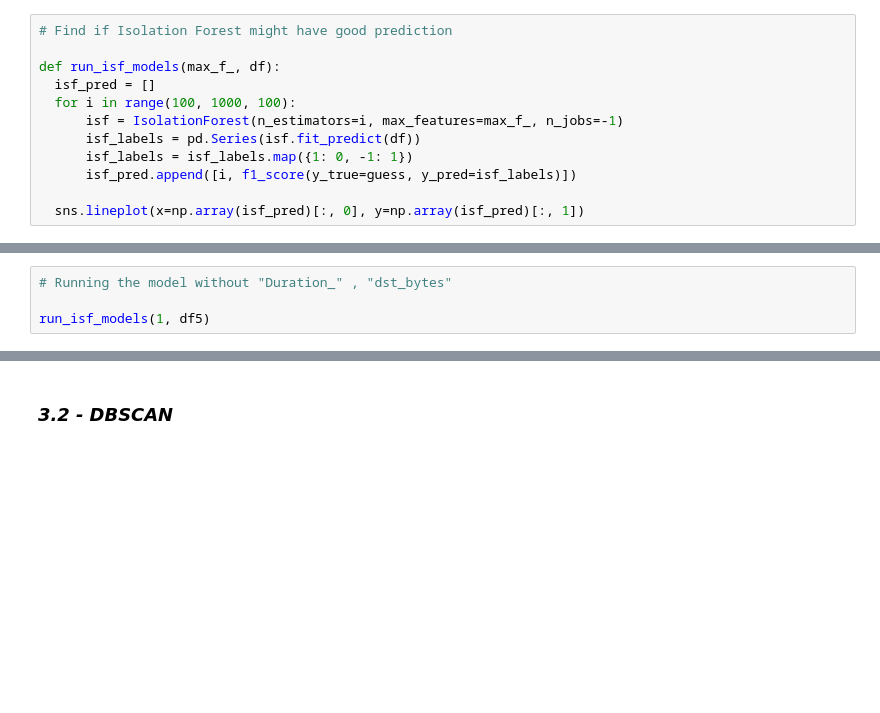
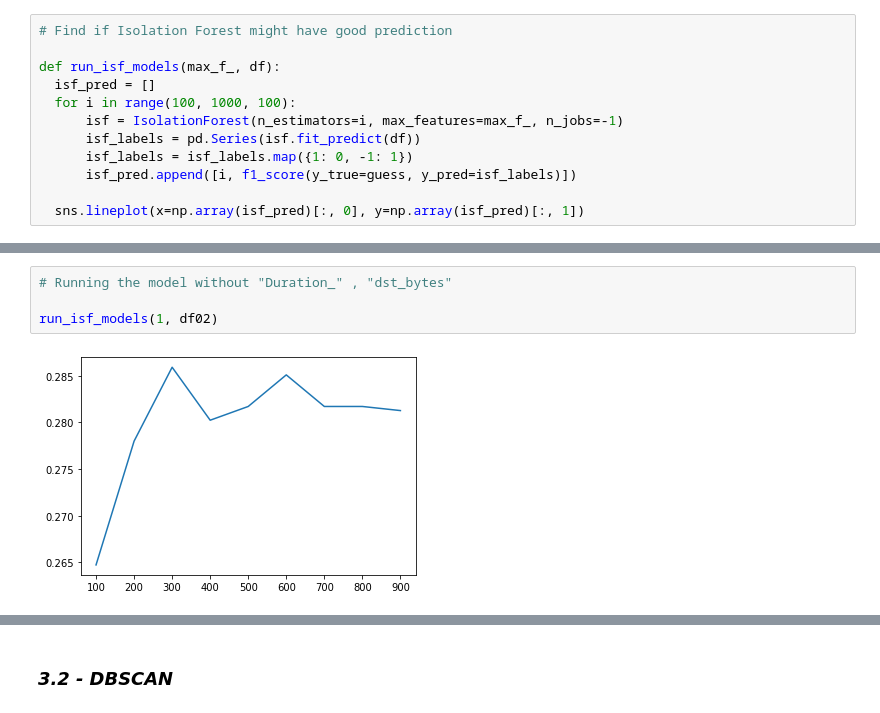
Before and after one commit to VictoKu1/Anomaly_Detection, a Jupyter notebook: Task1_Anomaly_Detection.ipynb, the cells around one changed output, grey strips where cells are left out. Cells and saved outputs as stored; diff of their text form; blank space fills up the shorter version.

```diff
--- a/Task1_Anomaly_Detection.ipynb
+++ b/Task1_Anomaly_Detection.ipynb
@@ -179,7 +241,9 @@ run_isf_models(1, df4)
 # %%
 # Running the model without "Duration_" , "dst_bytes"
 
-run_isf_models(1, df5)
+run_isf_models(1, df02)
+# %% [output]
+[figure, added]
 # %%
 # Running the model without "src_bytes" , "dst_bytes"
 
```
Also changed, not shown: parts of 37 cells of this notebook.
